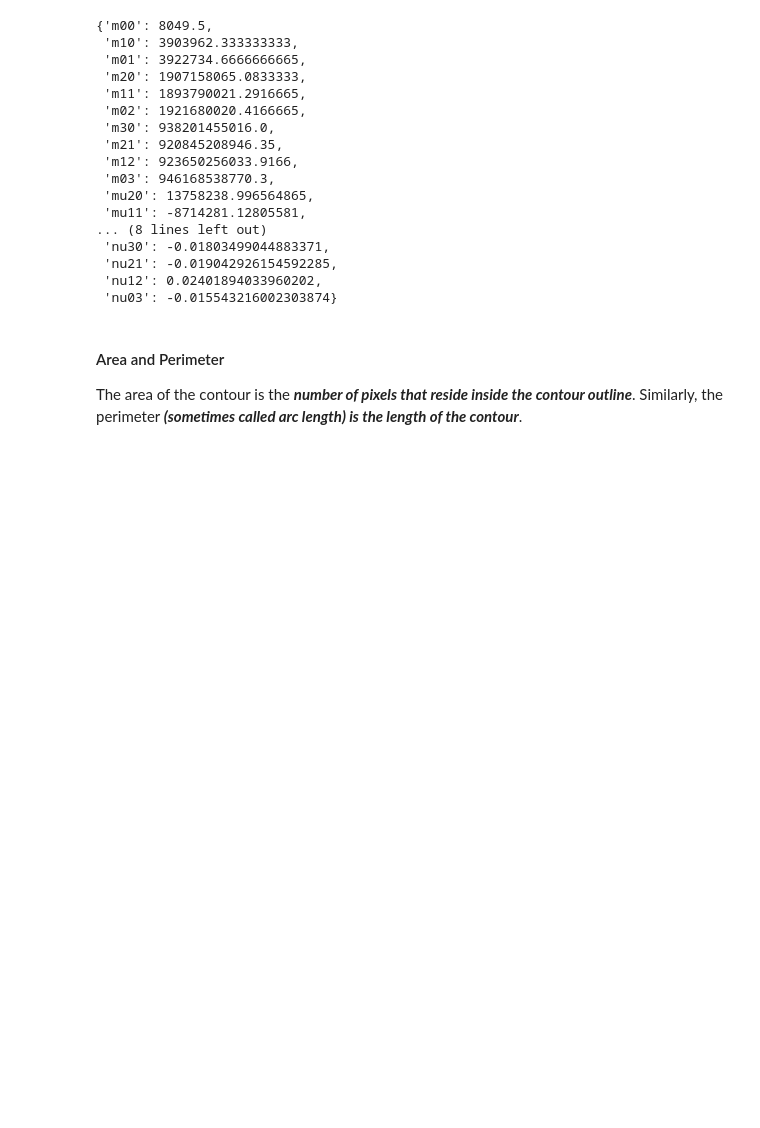
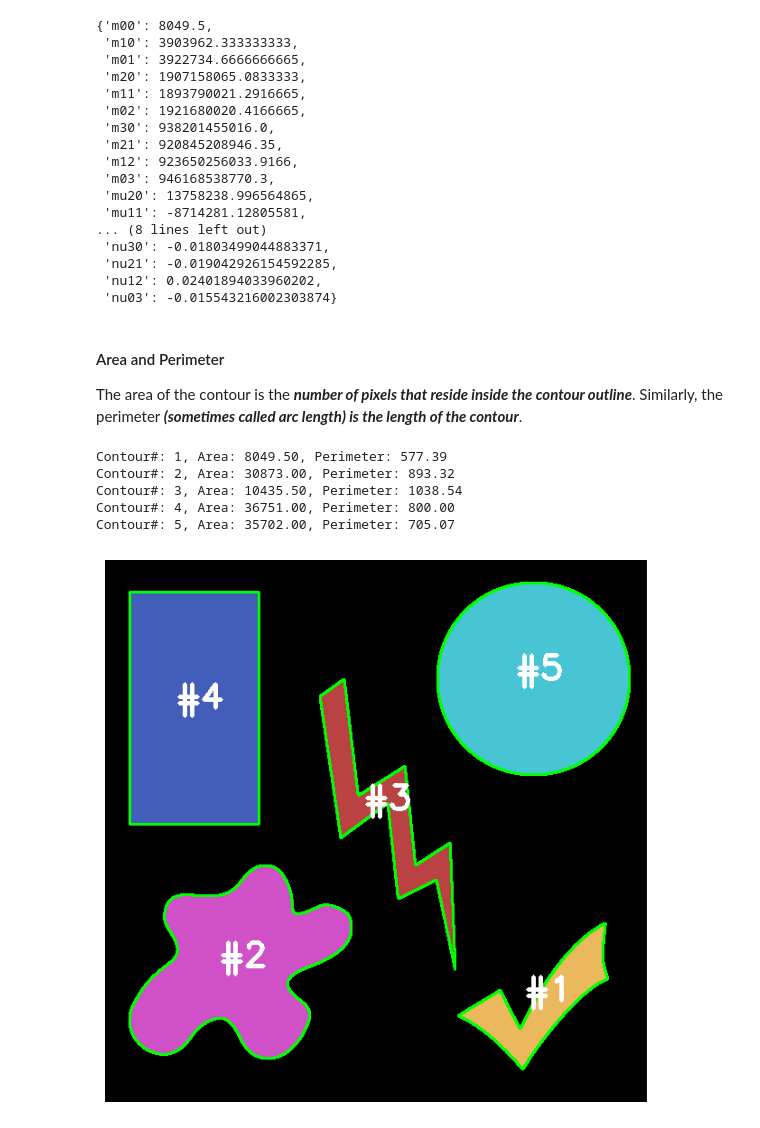
Before and after one commit to KarthikKothareddy/pisgurus, a Jupyter notebook: contours.ipynb, the cells around one changed output. Cells and saved outputs as stored; diff of their text form; code cells hidden in the pictures; blank space fills up the shorter version.

```diff
--- a/contours.ipynb
+++ b/contours.ipynb
@@ -212,26 +212,33 @@ The area of the contour is the ***number of pixels that reside inside the contou
 # %%
 clone = image.copy()
 
 for i, c in enumerate(contours):
 
     # compute the area
     area = cv2.contourArea(c)
     # compute perimeter or arc length
     perimeter = cv2.arcLength(c, True)
     # display
     print("Contour#: {}, Area: {:.2f}, Perimeter: {:.2f}".format(i+1, area, perimeter))
 
     # draw contours
     cv2.drawContours(clone, [c], -1, (0, 255, 0), 2)
 
     # compute the center of the contour and draw contour number
     M = cv2.moments(c)
     cX = int(M["m10"]/M["m00"])
     cY = int(M["m01"]/M["m00"])
 
     # draw text in center
     cv2.putText(
         clone, "#{}".format(i+1), (cX-20, cY), cv2.FONT_HERSHEY_SIMPLEX,
         1.25, (255, 255, 255), 4
     )
-display()
+display(clone)
+# %% [output]
+Contour#: 1, Area: 8049.50, Perimeter: 577.39
+Contour#: 2, Area: 30873.00, Perimeter: 893.32
+Contour#: 3, Area: 10435.50, Perimeter: 1038.54
+Contour#: 4, Area: 36751.00, Perimeter: 800.00
+Contour#: 5, Area: 35702.00, Perimeter: 705.07
+[figure, added]
```
Also changed, not shown: parts of 2 cells of this notebook.
